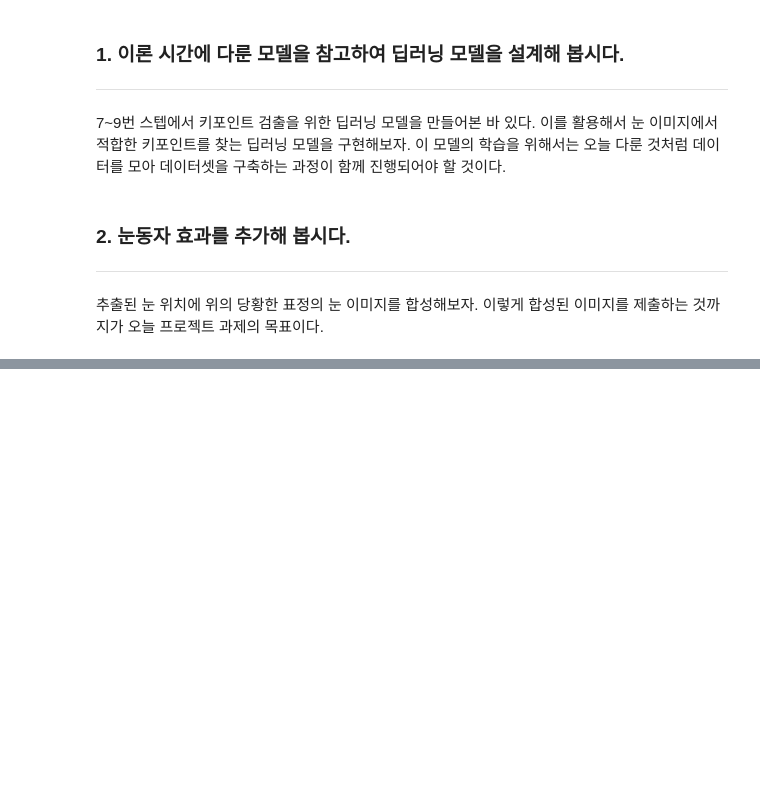
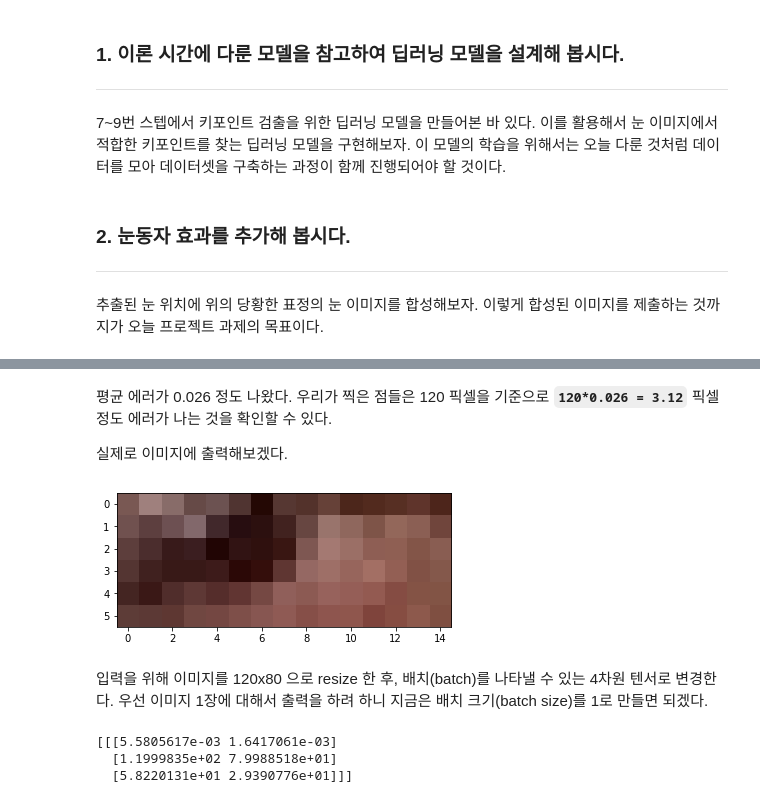
Before and after one commit to IsaacTips/AIFFEL, a Jupyter notebook: Going_Deeper/Project8_Mean_shift_App/Project8_Mean_shift_App.ipynb, the cells around one changed output, grey strips where cells are left out. Drawn from its saved outputs; the diff is of its cells as text; code cells hidden in the pictures; blank space fills up the shorter version.

```diff
--- a/Going_Deeper/Project8_Mean_shift_App/Project8_Mean_shift_App.ipynb
+++ b/Going_Deeper/Project8_Mean_shift_App/Project8_Mean_shift_App.ipynb
@@ -20,0 +235,12 @@
+# %%
+IMAGE_SHAPE = (80, 120)
+
+home_dir = os.getenv('HOME')+'/lfw'
+
+val_data_root = home_dir + '/data/val/input'
+val_label_root = home_dir + '/data/val/label'
+
+image_generator_val = tf.keras.preprocessing.image.ImageDataGenerator()
+label_generator_val = tf.keras.preprocessing.image.ImageDataGenerator()
+image_data_val = image_generator.flow_from_directory(str(val_data_root), class_mode=None, target_size=IMAGE_SHAPE, shuffle=False)
+label_data_val = label_generator.flow_from_directory(str(val_label_root), class_mode=None, target_size=IMAGE_SHAPE, shuffle=False)
@@ -20,0 +264,28 @@
+# %% [markdown]
+평균 에러가 0.026 정도 나왔다. 우리가 찍은 점들은 120 픽셀을 기준으로 **`120*0.026 = 3.12`** 픽셀 정도 에러가 나는 것을 확인할 수 있다.
+
+실제로 이미지에 출력해보겠다.
+# %%
+# img test
+import cv2
+import matplotlib.pyplot as plt
+
+img = cv2.imread(val_data_root+'/img/eye_000010_l.png')
+plt.imshow(cv2.cvtColor(img, cv2.COLOR_BGR2RGB))
+plt.show()
+# %% [output]
+[figure, added]
+# %% [markdown]
+입력을 위해 이미지를 120x80 으로 resize 한 후, 배치(batch)를 나타낼 수 있는 4차원 텐서로 변경한다. 우선 이미지 1장에 대해서 출력을 하려 하니 지금은 배치 크기(batch size)를 1로 만들면 되겠다.
+# %%
+np_inputs = np.expand_dims(cv2.resize(img, (120, 80)), axis=0)
+preds = model.predict(np_inputs/255., 1)
+
+repred = preds.reshape((1, 3, 2))
+repred[:,:,0] *= 120
+repred[:,:,1] *= 80
+print (repred)
+# %% [output]
+[[[5.5805617e-03 1.6417061e-03]
+  [1.1999835e+02 7.9988518e+01]
+  [5.8220131e+01 2.9390776e+01]]]
```
Also changed, not shown: parts of 32 cells of this notebook.
